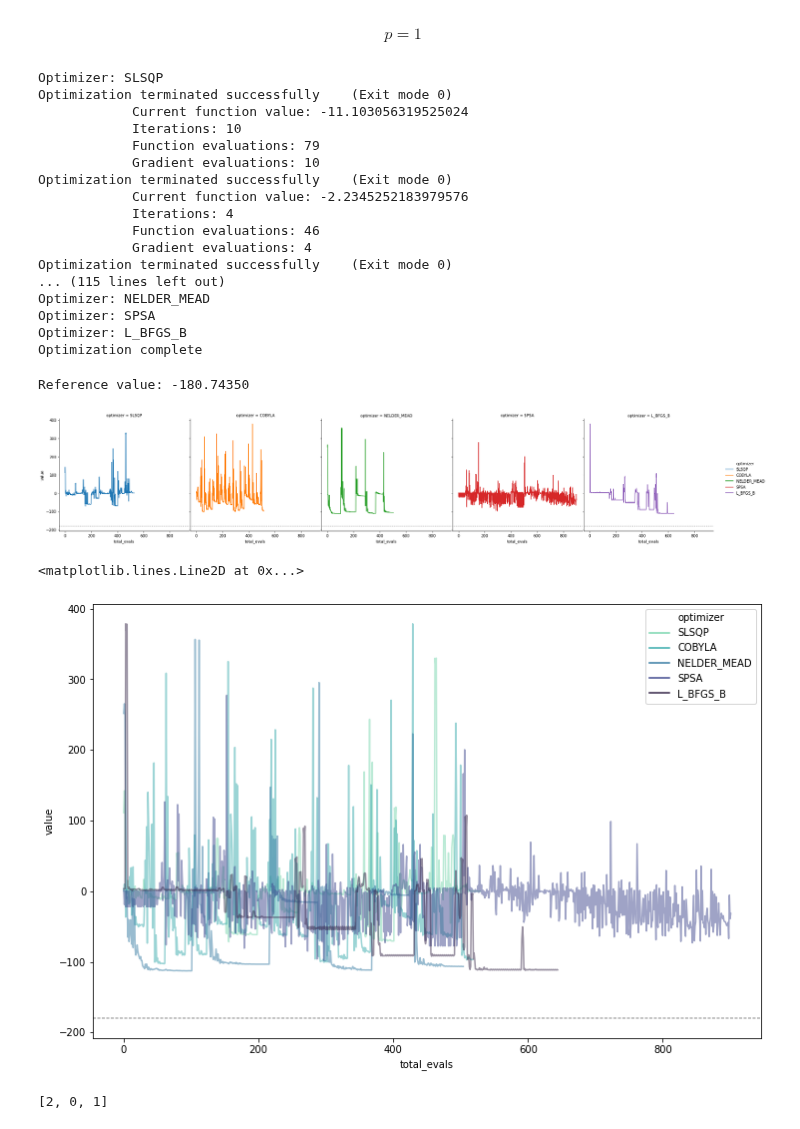
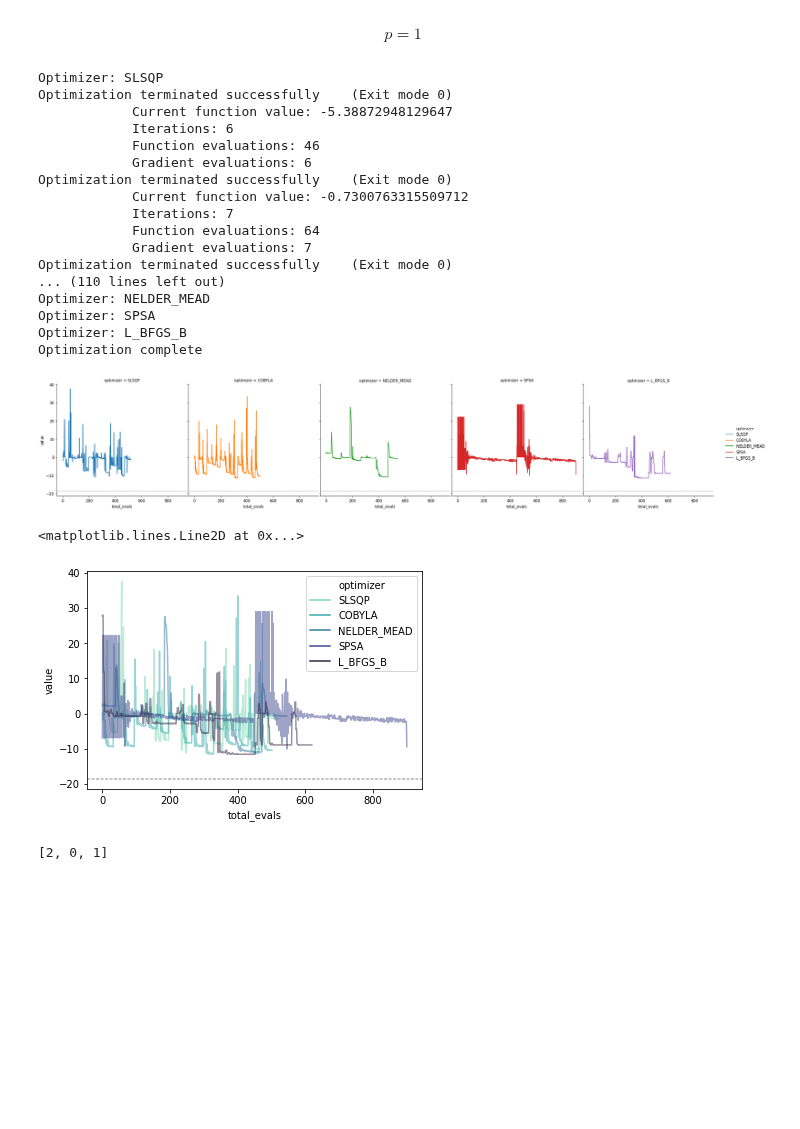
Before and after one commit to vivekkatial/HAQC, a Jupyter notebook: notebooks/06-allocating-budgets-to-tsp-optimisation.ipynb, the cells around one changed output. Drawn from its saved outputs; the diff is of its cells as text; code cells hidden in the pictures; blank space fills up the shorter version.

```diff
--- a/notebooks/06-allocating-budgets-to-tsp-optimisation.ipynb
+++ b/notebooks/06-allocating-budgets-to-tsp-optimisation.ipynb
@@ -103,7 +103,8 @@ G, cluster_mapping = qaoa_vrp.clustering.create_clusters(
 
 subgraphs = qaoa_vrp.clustering.build_sub_graphs(G, depot_node, depot_edges)
 
-qubos = qaoa_vrp.build_circuit.build_qubos(subgraphs, depot_info)
+big_offset = sum(sum(cost_mat))/2 + 1
+qubos = qaoa_vrp.build_circuit.build_qubos(subgraphs, depot_info,A=big_offset)
 
 qubos_solution_data = []
 
@@ -279,32 +280,25 @@ for i, optimizer in enumerate(optimizers):
         converge_cnts[i] = np.asarray(counts)
         converge_vals[i] = np.asarray(values)
 
-print('\rOptimization complete      ');
+print('\rOptimization complete');
 # %% [output]
 Optimizer: SLSQP
 Optimization terminated successfully    (Exit mode 0)
-            Current function value: -11.103056319525024
-            Iterations: 10
-            Function evaluations: 79
-            Gradient evaluations: 10
+            Current function value: -5.38872948129647
+            Iterations: 6
+            Function evaluations: 46
+            Gradient evaluations: 6
 Optimization terminated successfully    (Exit mode 0)
-            Current function value: -2.2345252183979576
-            Iterations: 4
-            Function evaluations: 46
-            Gradient evaluations: 4
+            Current function value: -0.7300763315509712
+            Iterations: 7
+            Function evaluations: 64
+            Gradient evaluations: 7
 Optimization terminated successfully    (Exit mode 0)
-... (115 lines left out)
+... (110 lines left out)
 Optimizer: NELDER_MEAD
 Optimizer: SPSA
 Optimizer: L_BFGS_B
 Optimization complete
-# %%
-npme = NumPyMinimumEigensolver()
-result = npme.compute_minimum_eigenvalue(operator=op)
-ref_value = result.eigenvalue.real
-print(f'Reference value: {ref_value:.5f}')
-# %% [output]
-Reference value: -180.74350
 # %%
 results_dict = {
     "optimizer":None,
@@ -342,24 +336,24 @@ g = sns.relplot(
     kind="line"
 )
 
-(g.map(plt.axhline, y=-180, color=".7", dashes=(2, 1), zorder=0)
+(g.map(plt.axhline, y=-18.6, color=".7", dashes=(2, 1), zorder=0)
   .tight_layout(w_pad=0))
 
 plt.show()
 # %% [output]
-[figure, old version]
+[figure, new version]
 # %%
 palette = sns.color_palette("mako_r", 5)
 sns.lineplot(
     data=d_results, x="total_evals", y="value",
     hue="optimizer",
     palette=palette,
     alpha=0.5
 )
-plt.axhline(y=-180, color=".7", dashes=(2, 1), zorder=0)
+plt.axhline(y=-18.6, color=".7", dashes=(2, 1), zorder=0)
 # %% [output]
 <matplotlib.lines.Line2D at 0x...>
-[figure, old version]
+[figure, new version]
 # %%
 x = sample_most_likely(result.eigenstate)
 tsp.get_tsp_solution(x)
```
Also changed, not shown: parts of 9 cells of this notebook.
